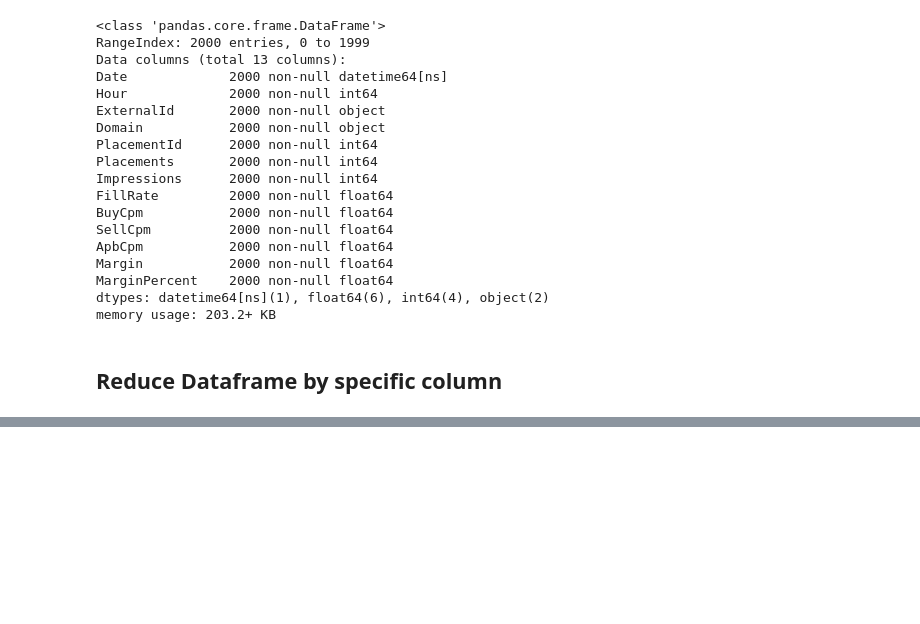
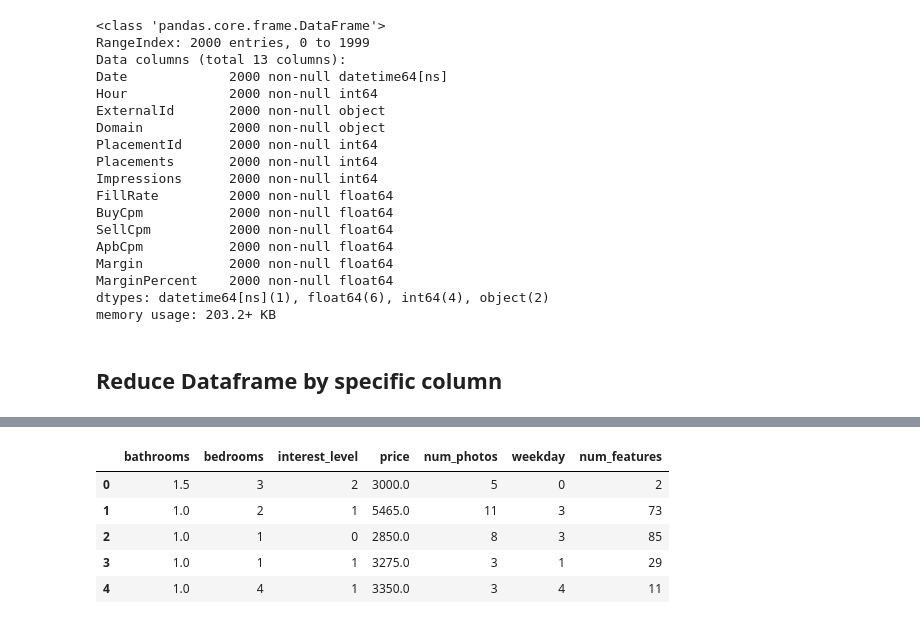
Before and after one commit to dsakovych/Data-Science, a Jupyter notebook: Python data manipulations.ipynb, the cells around one changed output, grey strips where cells are left out. Saved outputs shown, nothing was run; the diff lists cells and outputs as text; code cells hidden in the pictures; blank space fills up the shorter version.

```diff
--- a/Python data manipulations.ipynb
+++ b/Python data manipulations.ipynb
@@ -112,0 +214,9 @@ Dataframe size 1402x7
+# %%
+de.encode_all_le().head()
+# %% [output]
+|  | bathrooms | bedrooms | interest_level | price | num_photos | weekday | num_features |
+| 0 | 1.5 | 3 | 2 | 3000.0 | 5 | 0 | 2 |
+| 1 | 1.0 | 2 | 1 | 5465.0 | 11 | 3 | 73 |
+| 2 | 1.0 | 1 | 0 | 2850.0 | 8 | 3 | 85 |
+| 3 | 1.0 | 1 | 1 | 3275.0 | 3 | 1 | 29 |
+| 4 | 1.0 | 4 | 1 | 3350.0 | 3 | 4 | 11 |
```
Also changed, not shown: parts of 21 cells of this notebook.
